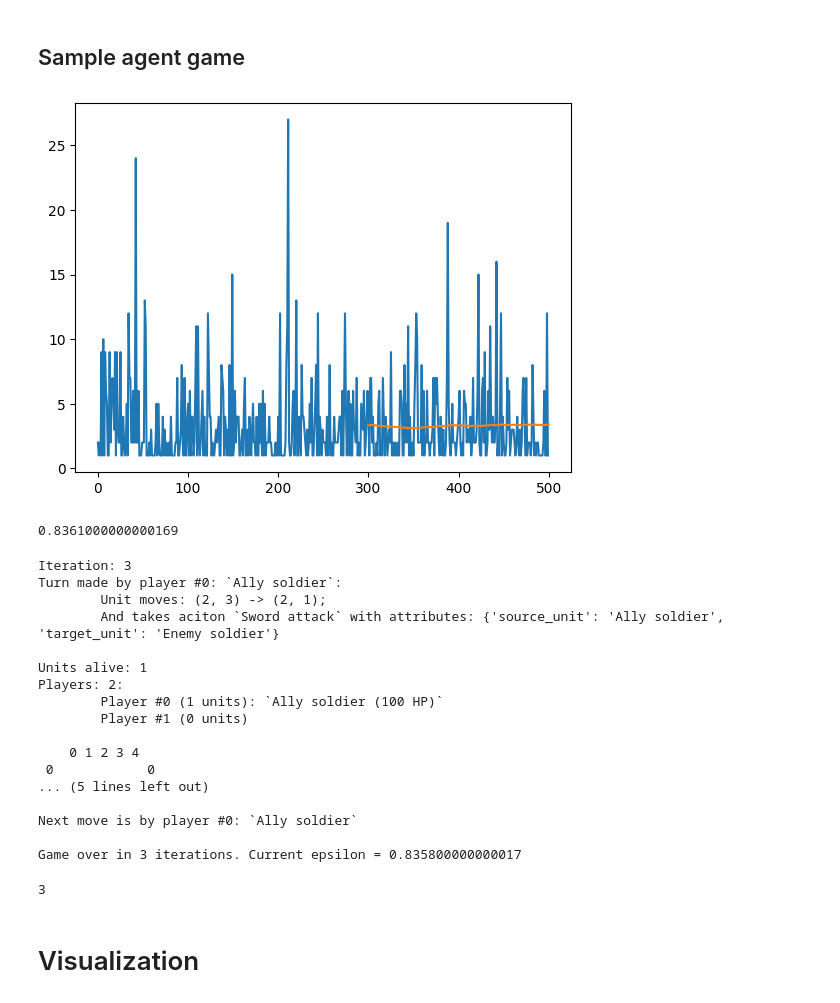
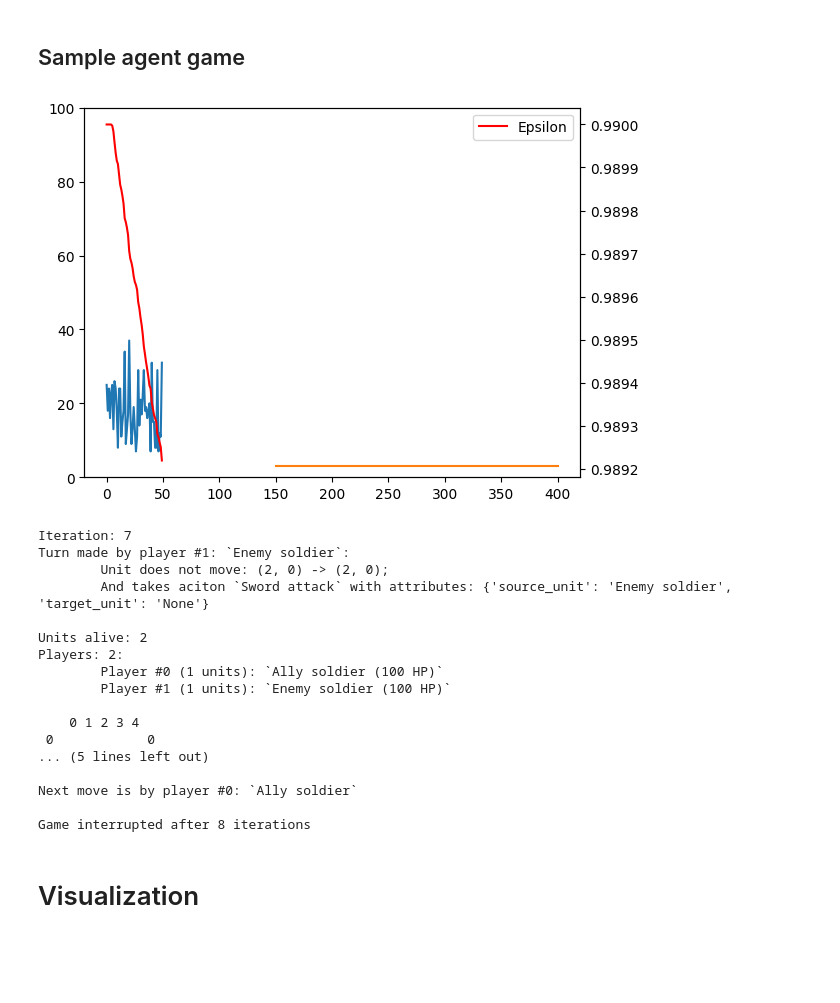
Before and after one commit to Sambura/DnD-RL-combat-agent, a Jupyter notebook: notebooks/model_proto.ipynb, the cells around one changed output. Drawn from its saved outputs; the diff is of its cells as text; code cells hidden in the pictures; blank space fills up the shorter version.

```diff
--- a/notebooks/model_proto.ipynb
+++ b/notebooks/model_proto.ipynb
@@ -95,25 +130,35 @@ def play_game(game, color_map, print_games=True, delay=0.5):
-# %%
-games = 500
-from tqdm.auto import tqdm
-
-with tqdm(range(games), desc='Game') as pbar:
-    for i in pbar:
-        game, color_map = create_same_game()
-        agent.game = game
-        its = play_game(game, color_map, False)
-        iters.append(its)
+# %%
+train_loop = train_loop_delayed # this one is actually bugged
+# %%
+games = 50
+checkpoint_each = 10
+checkpoint_name = 'checkpoint'
+
+last_checkpoint = checkpoints[-1] if len(checkpoints) > 0 else 0
+with tqdm(range(games), desc='Training') as pbar:
+    for i in pbar:
+        game = create_same_game(get_colormap=False)
+        iter_count = train_loop(agent, game)
+        iters.append(iter_count)
+        eps.append(agent.epsilon)
+
+        iter_i = len(iters)
+        if iter_i - last_checkpoint >= checkpoint_each:
+            last_checkpoint = iter_i
+            checkpoints.append(iter_i)
+            agent.save_agent(f'../checkpoints/{checkpoint_name}-{iter_i}')
 # %%
-start_from = 0
+start_from = 0000
 
 itersl = iters[start_from:]
 n = 300
-plt.plot(itersl)
-smoth = np.convolve(itersl, np.ones(n) / n, mode='valid')
-plt.plot(range(n, len(smoth) + n), smoth)
+plt.plot(itersl, label='Iterations per game')
+smooth = np.convolve(itersl, np.ones(n) / n, mode='valid')
+plt.plot(range(n // 2, len(smooth) + n // 2), smooth, label='Smoothed')
+plt.ylim(0, 100)
+ax2 = plt.twinx()
+ax2.plot(eps[start_from:], color='red', label='Epsilon')
+plt.legend()
 plt.show()
 # %% [output]
-[figure, old version]
+[figure, new version]
-# %%
-agent.epsilon
-# %% [output]
-0.8361000000000169
@@ -120,17 +167,19 @@ agent.epsilon
 # %%
 game, color_map = create_same_game()
-agent.game = game
-play_game(game, color_map, delay=1)
+epsilon = agent.epsilon
+agent.epsilon = 0
+self_play_loop(game, color_map, delay=1)
+agent.epsilon = epsilon
 # %% [output]
-Iteration: 3
-Turn made by player #0: `Ally soldier`:
-        Unit moves: (2, 3) -> (2, 1);
-        And takes aciton `Sword attack` with attributes: {'source_unit': 'Ally soldier', 'target_unit': 'Enemy soldier'}
+Iteration: 7
+Turn made by player #1: `Enemy soldier`:
+        Unit does not move: (2, 0) -> (2, 0);
+        And takes aciton `Sword attack` with attributes: {'source_unit': 'Enemy soldier', 'target_unit': 'None'}
 
-Units alive: 1
+Units alive: 2
 Players: 2:
         Player #0 (1 units): `Ally soldier (100 HP)`
-        Player #1 (0 units)
+        Player #1 (1 units): `Enemy soldier (100 HP)`
 
     0 1 2 3 4
  0            0
@@ -138,8 +187,7 @@ Players: 2:
 
 Next move is by player #0: `Ally soldier`
 
-Game over in 3 iterations. Current epsilon = 0.835800000000017
+Game interrupted after 8 iterations
-3
 # %% [markdown]
 # Visualization
 # %%
```
Also changed, not shown: parts of 10 cells of this notebook, 8 other files.
